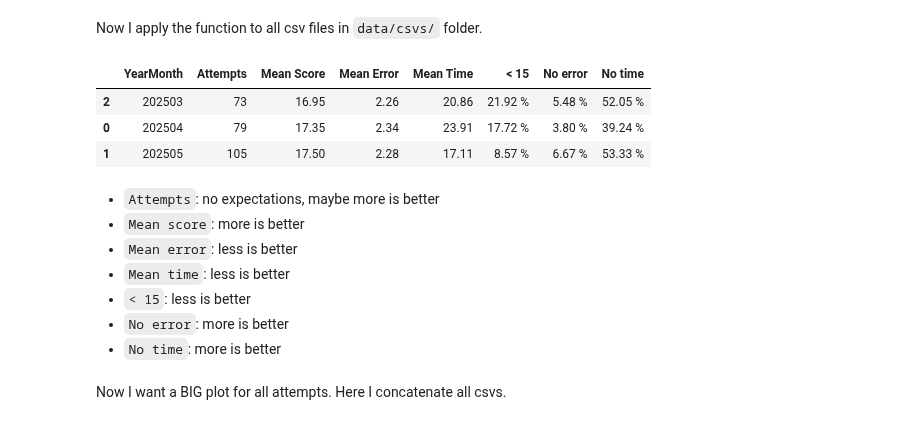
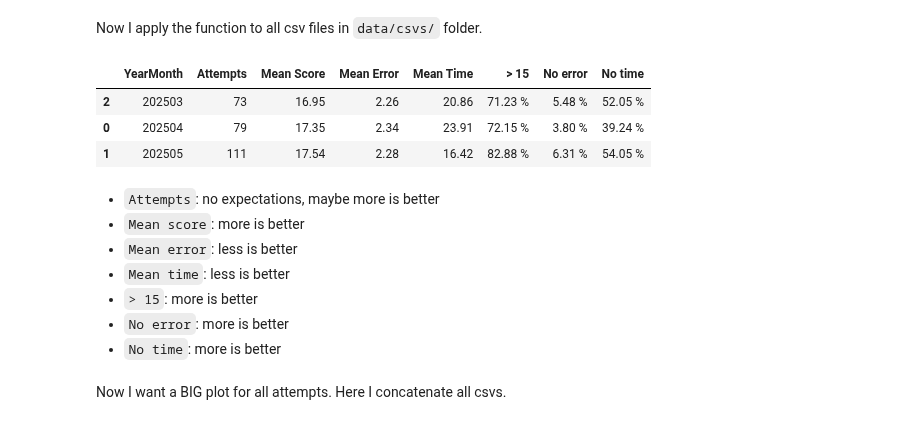
Before and after one commit to mariaonoeva/stat-repo, a Jupyter notebook: chess/puzzle-rush/total_stat_puzzle_rush.ipynb, the cells around one changed output. Drawn from its saved outputs; the diff is of its cells as text; code cells hidden in the pictures.

```diff
--- a/chess/puzzle-rush/total_stat_puzzle_rush.ipynb
+++ b/chess/puzzle-rush/total_stat_puzzle_rush.ipynb
@@ -18,7 +18,7 @@ def month_info(csv):
     mean_error = puzzle_rush['Errors'].mean()
     mean_time = puzzle_rush['TimeLeft'].mean()
 
-    below_15_score = len(puzzle_rush[puzzle_rush['Score'] < 15]) / total_attempts * 100
+    below_15_score = len(puzzle_rush[puzzle_rush['Score'] > 15]) / total_attempts * 100
     zero_error = len(puzzle_rush[puzzle_rush['Errors'] == 0]) / total_attempts * 100
     zero_time = len(puzzle_rush[puzzle_rush['TimeLeft'] == 0]) / total_attempts * 100
 
@@ -31,34 +31,34 @@ Now I apply the function to all csv files in `data/csvs/` folder.
 # %%
 import os
 
 path = 'data/csvs/'
 extension = '.csv'
 
 files = [file for file in os.listdir(path) if file.endswith(extension)]
 
 stat = []
 
 for file in files:
     output = month_info(path + file)
     stat.append(output)
 
 stat_df = pd.DataFrame(stat)
-stat_df.columns = ['YearMonth', 'Attempts', 'Mean Score', 'Mean Error', 'Mean Time', '< 15', 'No error', 'No time']
+stat_df.columns = ['YearMonth', 'Attempts', 'Mean Score', 'Mean Error', 'Mean Time', '> 15', 'No error', 'No time']
 
 stat_df.sort_values(by='YearMonth', inplace=True)
 
 stat_df.head()
 # %% [output]
-|  | YearMonth | Attempts | Mean Score | Mean Error | Mean Time | < 15 | No error | No time |
-| 2 | 202503 | 73 | 16.95 | 2.26 | 20.86 | 21.92 % | 5.48 % | 52.05 % |
-| 0 | 202504 | 79 | 17.35 | 2.34 | 23.91 | 17.72 % | 3.80 % | 39.24 % |
-| 1 | 202505 | 105 | 17.50 | 2.28 | 17.11 | 8.57 % | 6.67 % | 53.33 % |
+|  | YearMonth | Attempts | Mean Score | Mean Error | Mean Time | > 15 | No error | No time |
+| 2 | 202503 | 73 | 16.95 | 2.26 | 20.86 | 71.23 % | 5.48 % | 52.05 % |
+| 0 | 202504 | 79 | 17.35 | 2.34 | 23.91 | 72.15 % | 3.80 % | 39.24 % |
+| 1 | 202505 | 111 | 17.54 | 2.28 | 16.42 | 82.88 % | 6.31 % | 54.05 % |
 # %% [markdown]
 - `Attempts`: no expectations, maybe more is better
 - `Mean score`: more is better
 - `Mean error`: less is better
 - `Mean time`: less is better
-- `< 15`: less is better
+- `> 15`: more is better
 - `No error`: more is better
 - `No time`: more is better
 # %% [markdown]
```
Also changed, not shown: 3 other files.
